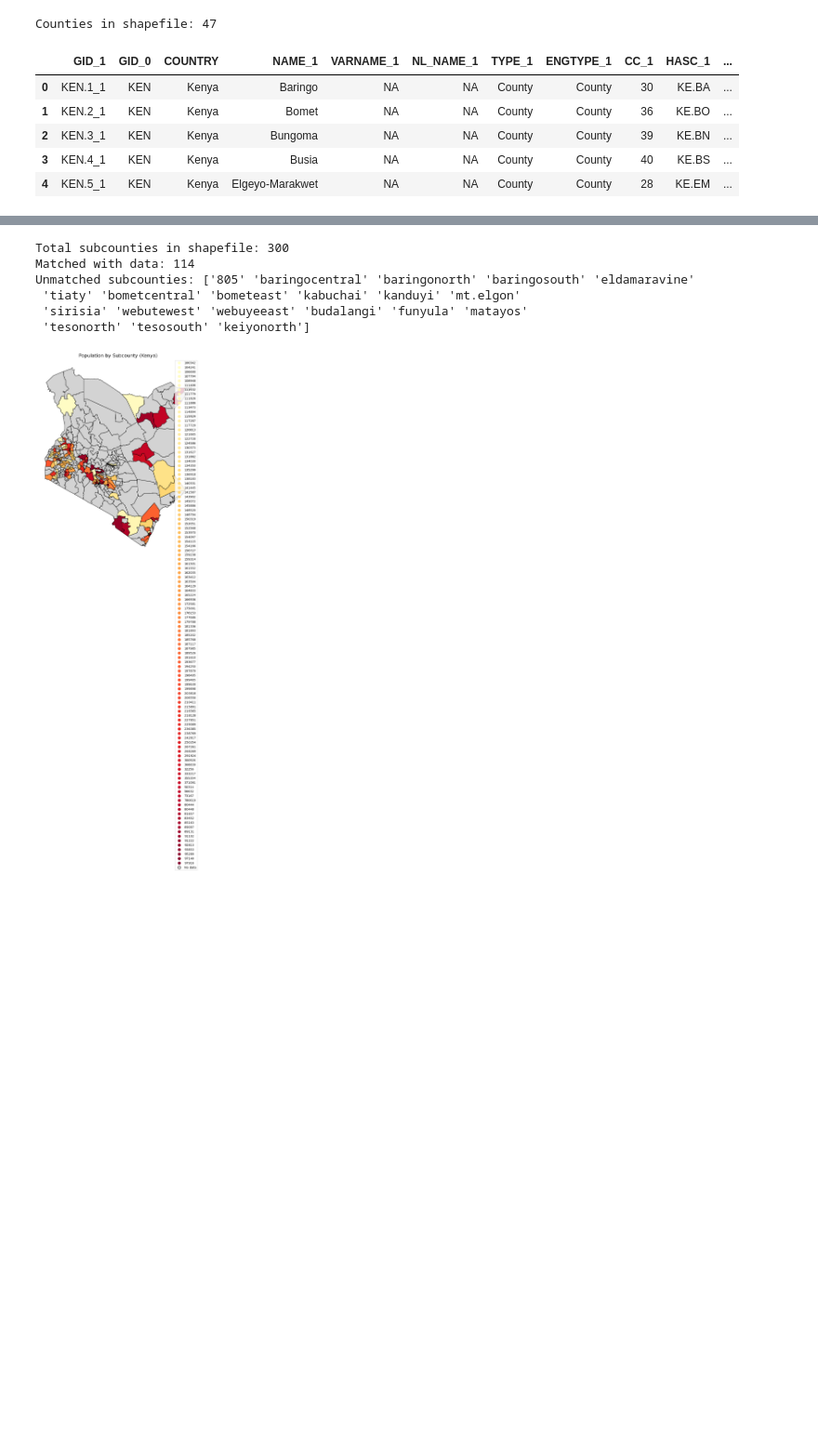
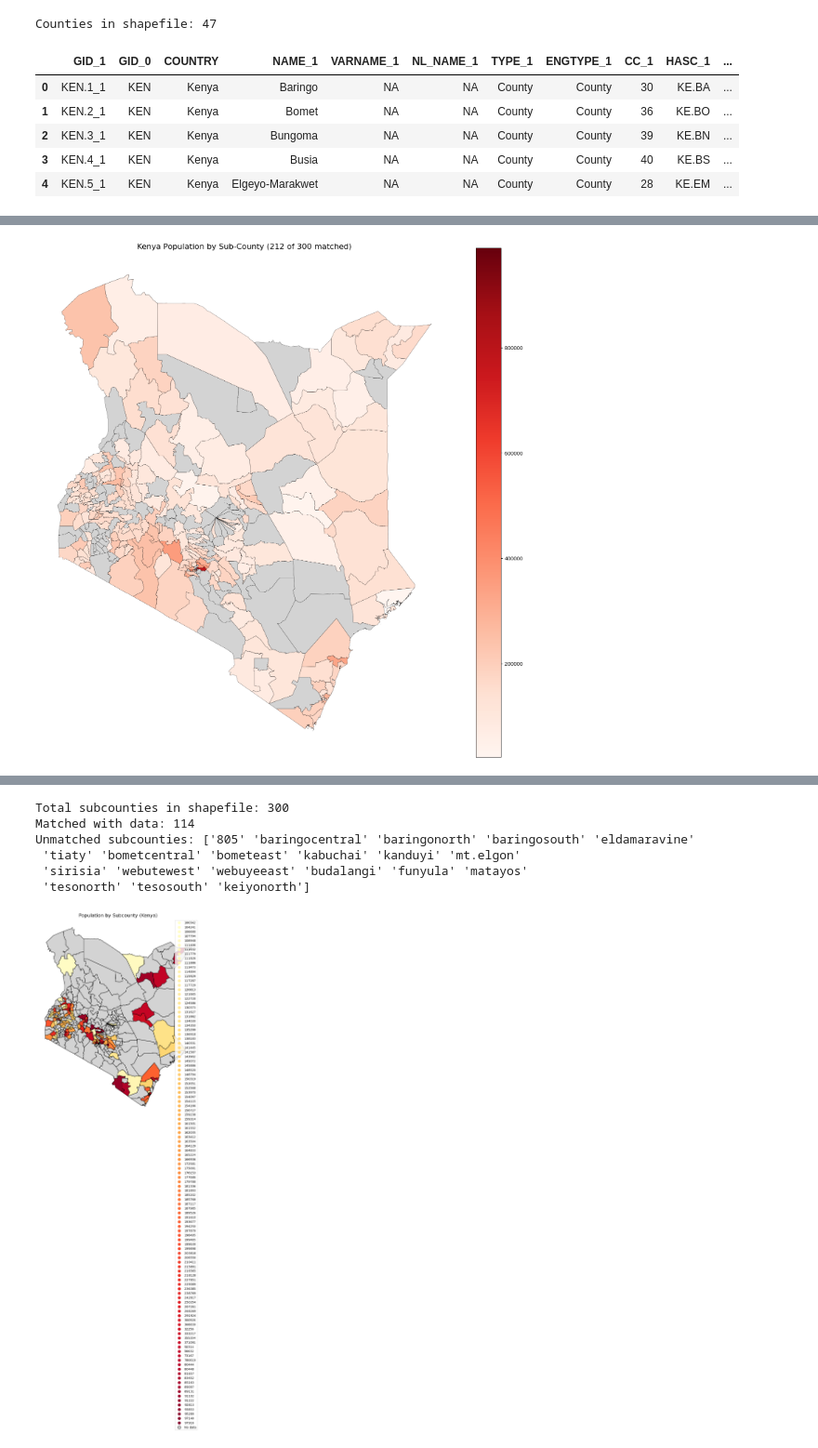
Before and after one commit to ChiriKamau/soma, a Jupyter notebook: notebooks/soma.ipynb, the cells around one changed output, grey strips where cells are left out. Shown at 93% size. Drawn from its saved outputs; the diff is of its cells as text; code cells hidden in the pictures; blank space fills up the shorter version.

```diff
--- a/notebooks/soma.ipynb
+++ b/notebooks/soma.ipynb
@@ -216,0 +311,99 @@ Index: []
+# %%
+# Create a comprehensive mapping dictionary for known mismatches
+name_mapping = {
+    # Direct corrections (data name -> shapefile name)
+    'BANISA': 'BANISSA',
+    'BUNA': 'BURA',
+    'DADAAB': 'DAADAB',
+    'DAGORETTI': 'DAGORETTINORTH',  # or DAGORETTISOUTH - we'll try both
+    'EAST POKOT': 'TIATY',
+    'GARISSA': 'GARISSATOWNSHIP',
+    'HOMA BAY TOWN': 'HOMABAYTOWN',
+    'ISIOLO': 'ISOLONORTH',  # or ISOLOSOUTH
+    'KAJIADO CENTRAL': 'KAJIADOCENTRAL',
+    'KAJIADO NORTH': 'KAJIADONORTH',
+    'KERICHO EAST': 'AINAMOI',
+    'LUANDA': 'LURAMBI',
+    'MACHAKOS TOWN': 'MACHAKOSTWON',
+    'MANDERA CENTRAL': 'MANDERACENTRAL',
+    'MANDERA EAST': 'MANDERAEAST',
+    'MANDERA NORTH': 'MANDERANORTH',
+    'MANDERA SOUTH': 'MANDERASOUTH',
+    'MANDERA WEST': 'MANDERAWEST',
+    'MOYALE': 'MOYALENORTH',  # or MOYALESOUTH
+    'NAKURU TOWN': 'NAKURUTOWNEAST',  # or NAKURUTOWNWEST
+    'NANDI CENTRAL': 'NANDIHILLS',
+    'NYERI CENTRAL': 'NYERITOWN',
+    'SAMBURU CENTRAL': 'SAMBURUCENTRAL',
+    'SAMBURU NORTH': 'SAMBURUNORTH',
+    'THIKA TOWN': 'THIKATOWN',
+    'TINDERET': 'ALDAI',
+    # Add more mappings as needed...
+}
+
+# Create enhanced matching function
+def enhance_matching(subcounty_pop, gdf):
+    # Start with original data
+    enhanced_pop = subcounty_pop.copy()
+
+    # Apply manual mappings
+    for data_name, shapefile_name in name_mapping.items():
+        mask = enhanced_pop['sub-county'] == data_name
+        if mask.any():
+            enhanced_pop.loc[mask, 'subcounty_norm'] = normalize_series(pd.Series([shapefile_name])).iloc[0]
+
+    # Try fuzzy matching for remaining unmatched
+    from difflib import get_close_matches
+
+    unmatched = enhanced_pop[~enhanced_pop['subcounty_norm'].isin(gdf['name_norm'])]
+    shapefile_names = gdf['name_norm'].tolist()
+
+    for idx, row in unmatched.iterrows():
+        data_name_norm = row['subcounty_norm']
+        # Find close matches
+        matches = get_close_matches(data_name_norm, shapefile_names, n=1, cutoff=0.8)
+        if matches:
+            enhanced_pop.loc[idx, 'subcounty_norm'] = matches[0]
+            print(f"Fuzzy matched: '{row['sub-county']}' -> '{matches[0]}'")
+
+    return enhanced_pop
+
+# Apply enhanced matching
+print("Applying enhanced matching...")
+enhanced_subcounty_pop = enhance_matching(subcounty_pop, gdf)
+
+# Merge with enhanced matching
+gdf_merged_enhanced = gdf.merge(enhanced_subcounty_pop, left_on='name_norm', right_on='subcounty_norm', how='left')
+
+# Make sure Total is numeric
+gdf_merged_enhanced["Total"] = pd.to_numeric(gdf_merged_enhanced["Total"], errors="coerce")
+
+print(f"\n=== ENHANCED MATCHING RESULTS ===")
+print(f"Original matches: {gdf_merged['Total'].notna().sum()}")
+print(f"Enhanced matches: {gdf_merged_enhanced['Total'].notna().sum()}")
+print(f"Improvement: +{gdf_merged_enhanced['Total'].notna().sum() - gdf_merged['Total'].notna().sum()}")
+
+# Show remaining unmatched
+remaining_unmatched = gdf_merged_enhanced.loc[gdf_merged_enhanced["Total"].isna(), "NAME_2"].tolist()
+print(f"Still unmatched: {len(remaining_unmatched)}")
+if len(remaining_unmatched) <= 20:
+    print("Remaining unmatched:", remaining_unmatched)
+else:
+    print("First 20 remaining unmatched:", remaining_unmatched[:20])
+
+# Create the enhanced map
+fig, ax = plt.subplots(figsize=(15, 15))
+gdf_merged_enhanced.plot(
+    column="Total",
+    cmap="Reds",
+    legend=True,
+    ax=ax,
+    edgecolor="black",
+    linewidth=0.3,
+    missing_kwds={"color": "lightgrey", "label": "No data"}
+)
+ax.set_title(f"Kenya Population by Sub-County ({gdf_merged_enhanced['Total'].notna().sum()} of 300 matched)", fontsize=16)
+ax.axis("off")
+plt.tight_layout()
+plt.show()
+# %% [output]
@@ -216,0 +427 @@ Index: []
+[figure, added]
```
Also changed, not shown: parts of 7 cells of this notebook.
